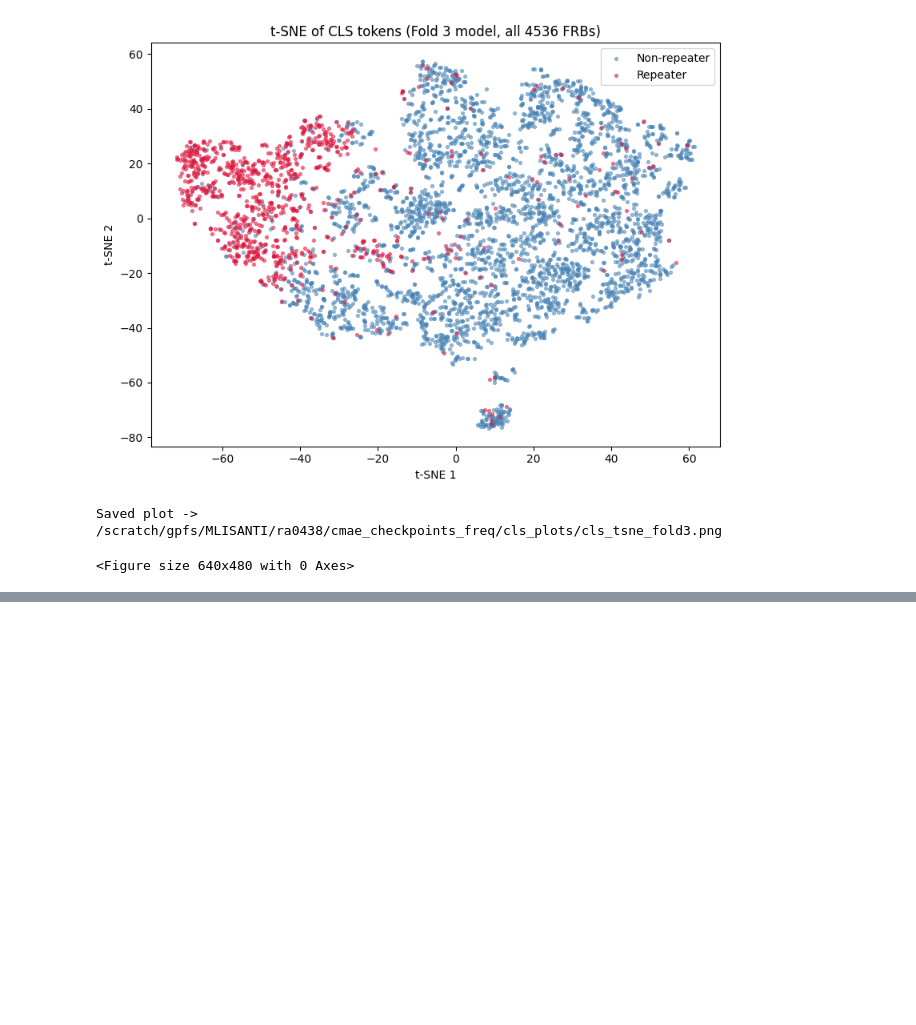
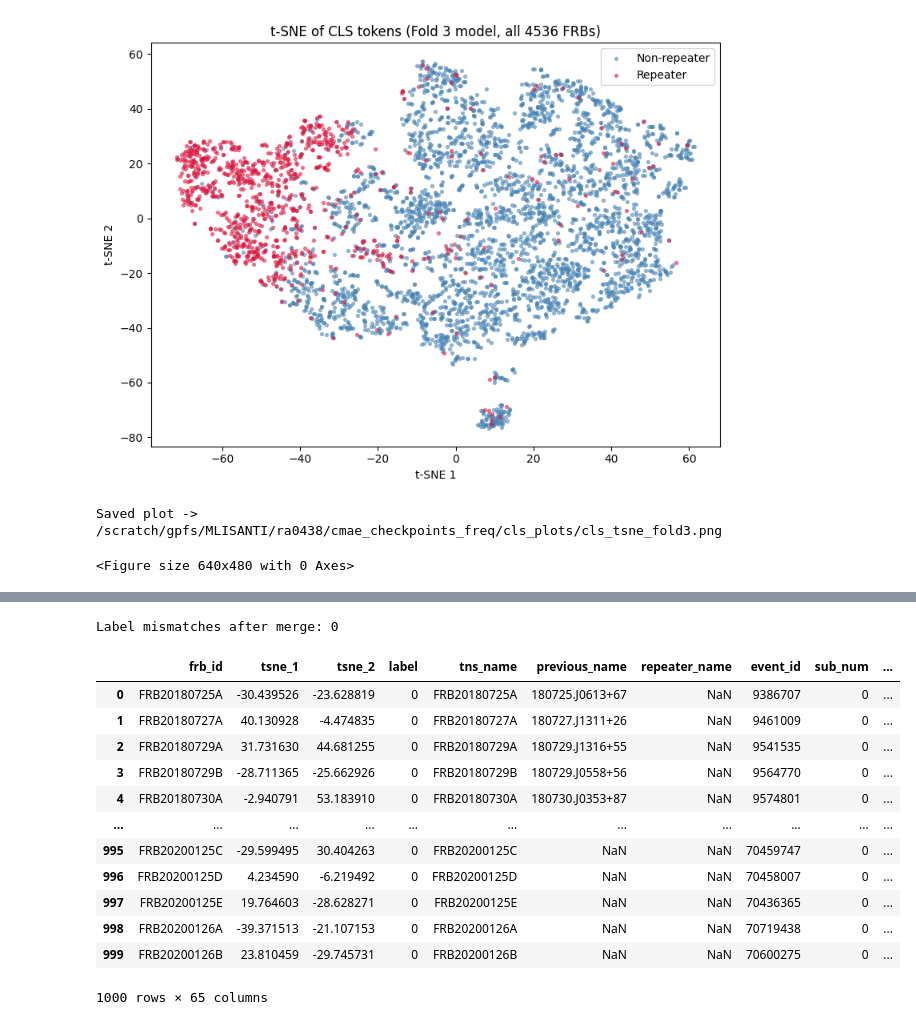
Before and after one commit to rtenacity/chime-catalog-two-analysis, a Jupyter notebook: get_corr.ipynb, the cells around one changed output, grey strips where cells are left out. Drawn from its saved outputs; the diff is of its cells as text; code cells hidden in the pictures; blank space fills up the shorter version.

```diff
--- a/get_corr.ipynb
+++ b/get_corr.ipynb
@@ -593,0 +645,25 @@ tsne_csv_path = os.path.join(OUTPUT_DIR, f"cls_tsne_fold{FOLD_IDX}.csv")
+# %%
+merged = tsne_df.merge(cat_main, left_on="frb_id", right_on="tns_name",
+                        how="inner", validate="one_to_one")
+
+cat_is_repeater = (merged["repeater_name"].fillna("").str.strip() != "").astype(int)
+mismatch = (cat_is_repeater.values != merged["label"].values)
+print("Label mismatches after merge:", mismatch.sum())
+# %% [output]
+Label mismatches after merge: 0
+# %%
+merged.head(1000)
+# %% [output]
+|  | frb_id | tsne_1 | tsne_2 | label | tns_name | previous_name | repeater_name | event_id | sub_num | ... |
+| 0 | FRB20180725A | -30.439526 | -23.628819 | 0 | FRB20180725A | 180725.J0613+67 | NaN | 9386707 | 0 | ... |
+| 1 | FRB20180727A | 40.130928 | -4.474835 | 0 | FRB20180727A | 180727.J1311+26 | NaN | 9461009 | 0 | ... |
+| 2 | FRB20180729A | 31.731630 | 44.681255 | 0 | FRB20180729A | 180729.J1316+55 | NaN | 9541535 | 0 | ... |
+| 3 | FRB20180729B | -28.711365 | -25.662926 | 0 | FRB20180729B | 180729.J0558+56 | NaN | 9564770 | 0 | ... |
+| 4 | FRB20180730A | -2.940791 | 53.183910 | 0 | FRB20180730A | 180730.J0353+87 | NaN | 9574801 | 0 | ... |
+| ... | ... | ... | ... | ... | ... | ... | ... | ... | ... | ... |
+| 995 | FRB20200125C | -29.599495 | 30.404263 | 0 | FRB20200125C | NaN | NaN | 70459747 | 0 | ... |
+| 996 | FRB20200125D | 4.234590 | -6.219492 | 0 | FRB20200125D | NaN | NaN | 70458007 | 0 | ... |
+| 997 | FRB20200125E | 19.764603 | -28.628271 | 0 | FRB20200125E | NaN | NaN | 70436365 | 0 | ... |
+| 998 | FRB20200126A | -39.371513 | -21.107153 | 0 | FRB20200126A | NaN | NaN | 70719438 | 0 | ... |
+| 999 | FRB20200126B | 23.810459 | -29.745731 | 0 | FRB20200126B | NaN | NaN | 70600275 | 0 | ... |
+1000 rows × 65 columns
```
Also changed, not shown: parts of 10 cells of this notebook, 1 other file.
